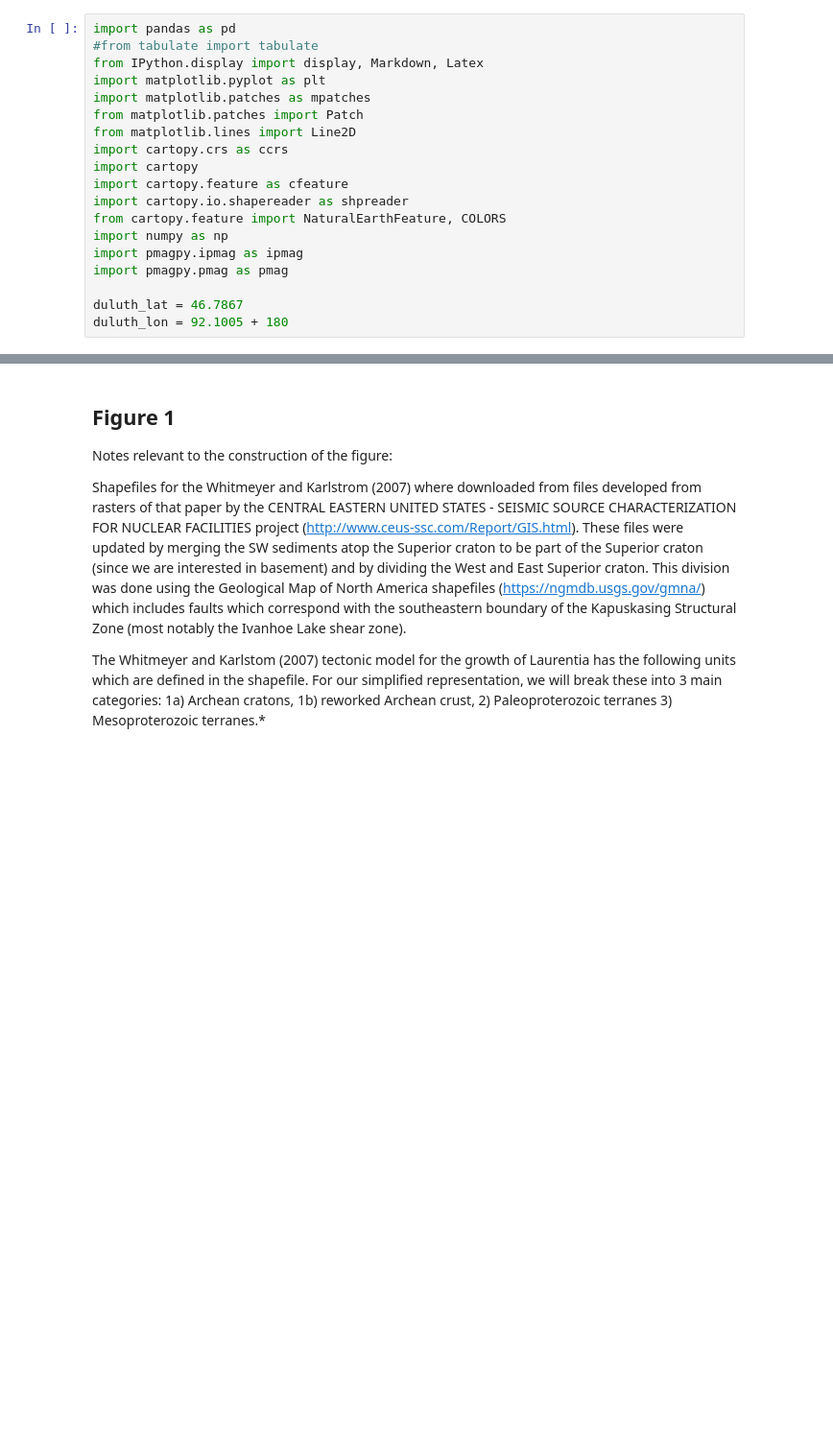
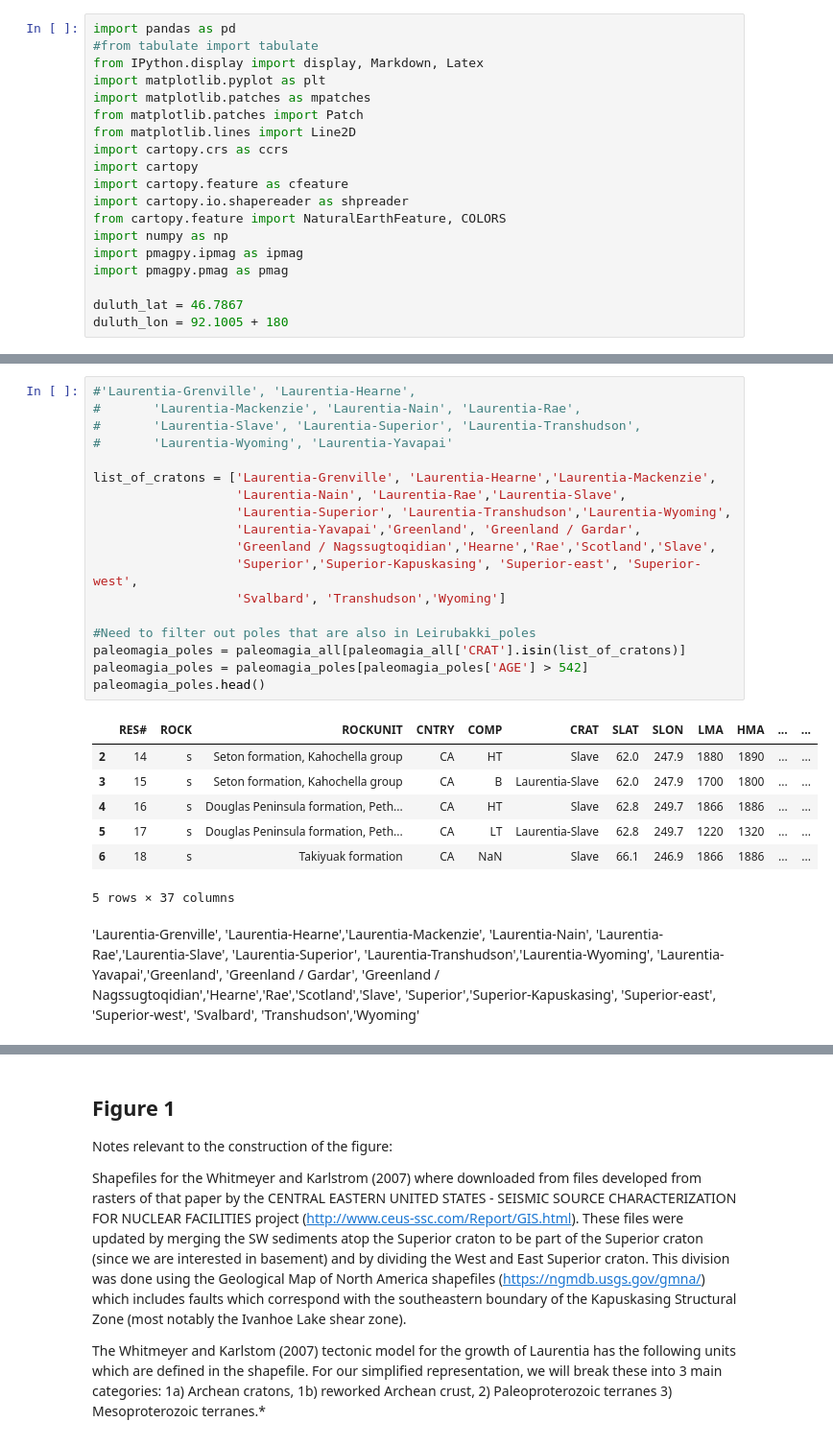
Before and after one commit to Swanson-Hysell-Group/Laurentia_Paleogeography, a Jupyter notebook: figures_analysis.ipynb, the cells around one changed output, grey strips where cells are left out. Shown at 96% size. Cells and saved outputs as stored; diff of their text form; blank space fills up the shorter version.

```diff
--- a/figures_analysis.ipynb
+++ b/figures_analysis.ipynb
@@ -28,0 +44,34 @@ all_poles_B = all_poles[all_poles['Grade']=='B']
+# %%
+#'Laurentia-Grenville', 'Laurentia-Hearne',
+#       'Laurentia-Mackenzie', 'Laurentia-Nain', 'Laurentia-Rae',
+#       'Laurentia-Slave', 'Laurentia-Superior', 'Laurentia-Transhudson',
+#       'Laurentia-Wyoming', 'Laurentia-Yavapai'
+
+list_of_cratons = ['Laurentia-Grenville', 'Laurentia-Hearne','Laurentia-Mackenzie',
+                   'Laurentia-Nain', 'Laurentia-Rae','Laurentia-Slave',
+                   'Laurentia-Superior', 'Laurentia-Transhudson','Laurentia-Wyoming',
+                   'Laurentia-Yavapai','Greenland', 'Greenland / Gardar',
+                   'Greenland / Nagssugtoqidian','Hearne','Rae','Scotland','Slave',
+                   'Superior','Superior-Kapuskasing', 'Superior-east', 'Superior-west',
+                   'Svalbard', 'Transhudson','Wyoming']
+
+#Need to filter out poles that are also in Leirubakki_poles
+paleomagia_poles = paleomagia_all[paleomagia_all['CRAT'].isin(list_of_cratons)]
+paleomagia_poles = paleomagia_poles[paleomagia_poles['AGE'] > 542]
+paleomagia_poles.head()
+# %% [output]
+|  | RES# | ROCK | ROCKUNIT | CNTRY | COMP | CRAT | SLAT | SLON | LMA | HMA | ... | ... |
+| 2 | 14 | s | Seton formation, Kahochella group | CA | HT | Slave | 62.0 | 247.9 | 1880 | 1890 | ... | ... |
+| 3 | 15 | s | Seton formation, Kahochella group | CA | B | Laurentia-Slave | 62.0 | 247.9 | 1700 | 1800 | ... | ... |
+| 4 | 16 | s | Douglas Peninsula formation, Peth... | CA | HT | Slave | 62.8 | 249.7 | 1866 | 1886 | ... | ... |
+| 5 | 17 | s | Douglas Peninsula formation, Peth... | CA | LT | Laurentia-Slave | 62.8 | 249.7 | 1220 | 1320 | ... | ... |
+| 6 | 18 | s | Takiyuak formation | CA | NaN | Slave | 66.1 | 246.9 | 1866 | 1886 | ... | ... |
+5 rows × 37 columns
+# %% [markdown]
+'Laurentia-Grenville', 'Laurentia-Hearne','Laurentia-Mackenzie',
+'Laurentia-Nain', 'Laurentia-Rae','Laurentia-Slave',
+'Laurentia-Superior', 'Laurentia-Transhudson','Laurentia-Wyoming',
+'Laurentia-Yavapai','Greenland', 'Greenland / Gardar',
+'Greenland / Nagssugtoqidian','Hearne','Rae','Scotland','Slave',
+'Superior','Superior-Kapuskasing', 'Superior-east', 'Superior-west',
+'Svalbard', 'Transhudson','Wyoming'
```
Also changed, not shown: parts of 8 cells of this notebook, 3 other files.
